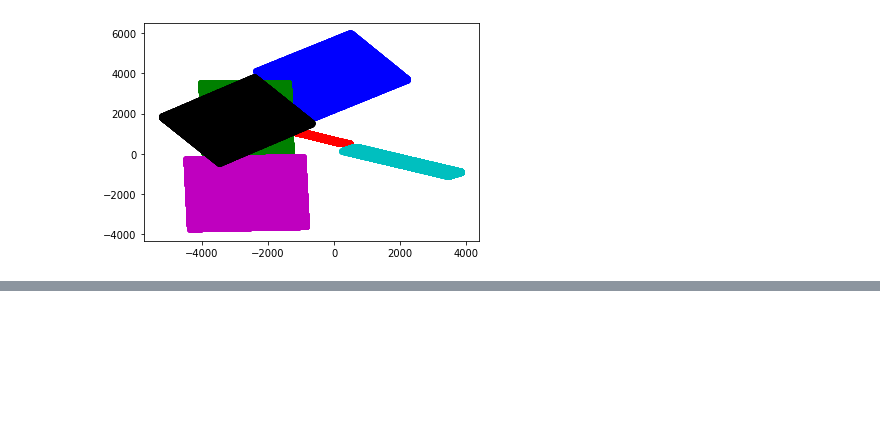
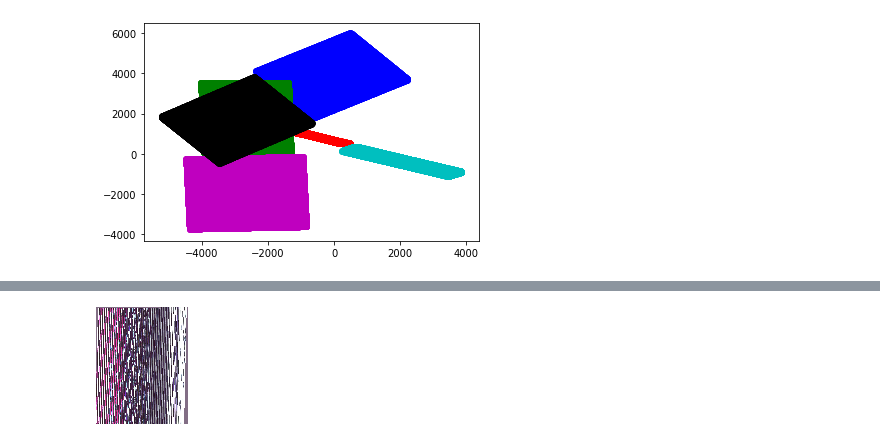
Before and after one commit to bwolfson2/dl2020, a Jupyter notebook: camera/Camera distortion.ipynb, the cells around one changed output, grey strips where cells are left out. Saved outputs shown, nothing was run; the diff lists cells and outputs as text; code cells hidden in the pictures; blank space fills up the shorter version.

```diff
--- a/camera/Camera distortion.ipynb
+++ b/camera/Camera distortion.ipynb
@@ -655,0 +881,4 @@ array([ 8.66025404, -5.        ])
+# %%
+trans_list[1]
+# %% [output]
+[figure, added]
```
Also changed, not shown: parts of 57 cells of this notebook.
